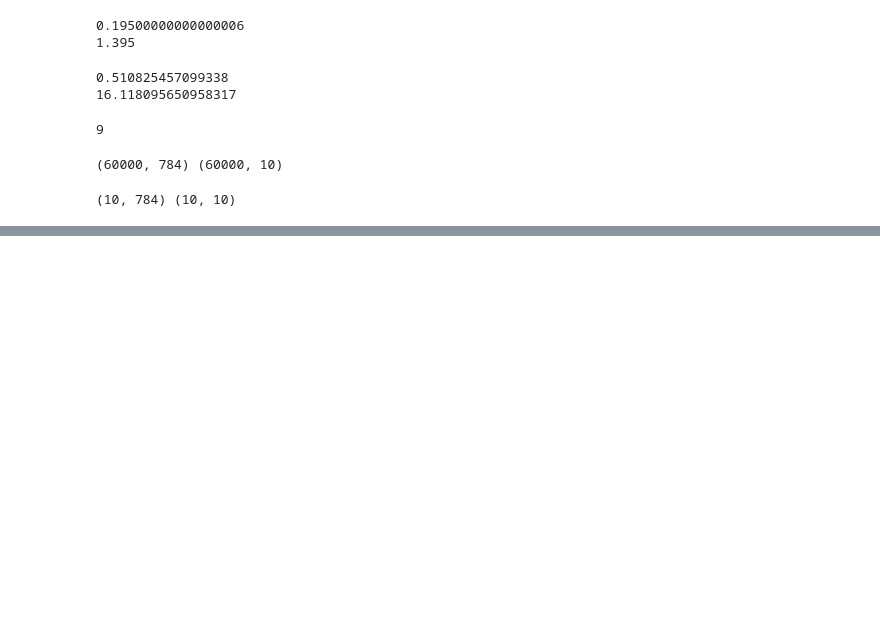
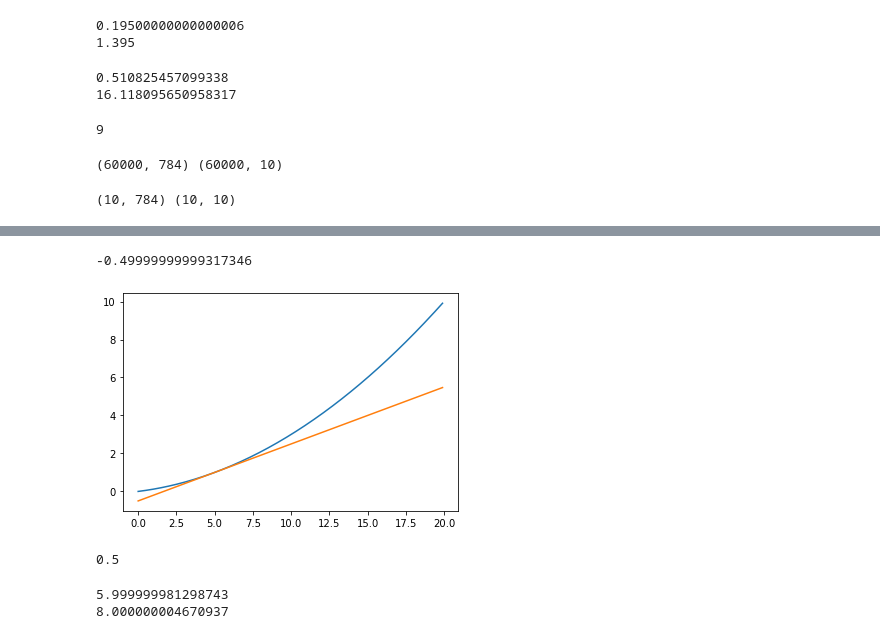
Before and after one commit to young-hun-jo/TIL, a Jupyter notebook: DeepLearningFromBottom/Chapter04.ipynb, the cells around one changed output, grey strips where cells are left out. Saved outputs shown, nothing was run; the diff lists cells and outputs as text; code cells hidden in the pictures; blank space fills up the shorter version.

```diff
--- a/DeepLearningFromBottom/Chapter04.ipynb
+++ b/DeepLearningFromBottom/Chapter04.ipynb
@@ -140,0 +184,64 @@ print(loss)
+# %%
+def numerical_diff(f, x):
+    h = 1e-4
+    return (f(x+h)-f(x-h)) / (2*h)
+
+def function_1(x):
+    y = 0.02*x**2 + 0.1*x
+    return y
+
+def target_line(f, x):
+    # 변화량 계산
+    d = numerical_diff(f, x)
+    # 접선의 함수(일차함수)의 절편값
+    y = f(x)
+    b = y - d*x
+    # 접선의 일차함수 식 ex) y = ax + b 처럼! -> 이 때, x값들은 바깥의 x값들을 넣어줌
+    return lambda t: d*t + y
+
+x = np.arange(0., 20., 0.1)
+y = function_1(x)
+plt.plot(x, y)
+
+tf = target_line(function_1, 5)
+y2 = tf(x)
+
+plt.plot(x, y2)
+plt.show()
+# %% [output]
+-0.49999999999317346
+[figure, added]
+# %%
+0.02 * 25
+# %% [output]
+0.5
+# %%
+# 편미분 구현하기
+# 1. 2차함수로 구성된 새로운 함수 정의
+def function_2(x: np.array):
+    return np.sum(x ** 2)
+
+# 2. x0^2 + x1^2 이라는 함수가 있을 때, x0, x1 각각 편미분 수행하기
+# 2-1. x0 기준으로 편미분 수행 = x1은 상수로 고정!
+def square_func_temp1(x0):
+    y = x0*x0 + 4.0**2 # x1을 4.0으로 고정
+    return y
+
+# 2-2. x1 기준으로 편미분 수행 = x0은 상수로 고정!
+def square_func_temp2(x1):
+    y = 3.0**2 + x1*x1 # x1을 3.0으로 고정
+    return y
+
+# 미분 함수
+def numerical_diff(f, x):
+    h = 1e-7
+    return (f(x+h) - f(x-h)) / (2*h)
+
+# x0가 3일 때 h만큼 늘리면 f 값은 얼마나 변화했는가? 를 의미
+print(numerical_diff(square_func_temp1, 3.0))
+
+# x1이 4일 때 h만큼 늘리면 f 값은 얼마나 변화했는가? 를 의미
+print(numerical_diff(square_func_temp2, 4.0))
+# %% [output]
+5.999999981298743
+8.000000004670937
```
Also changed, not shown: parts of 8 cells of this notebook.
